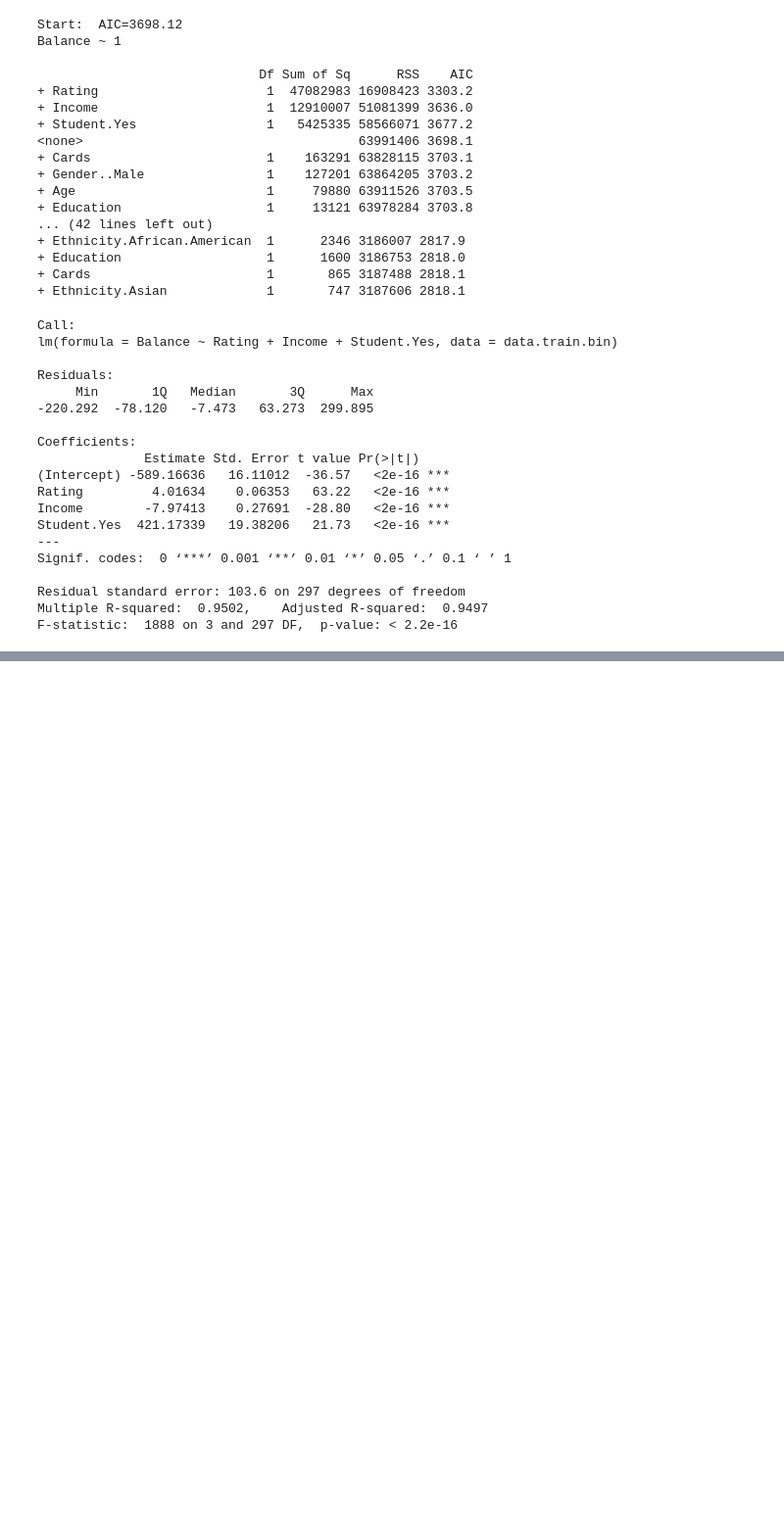
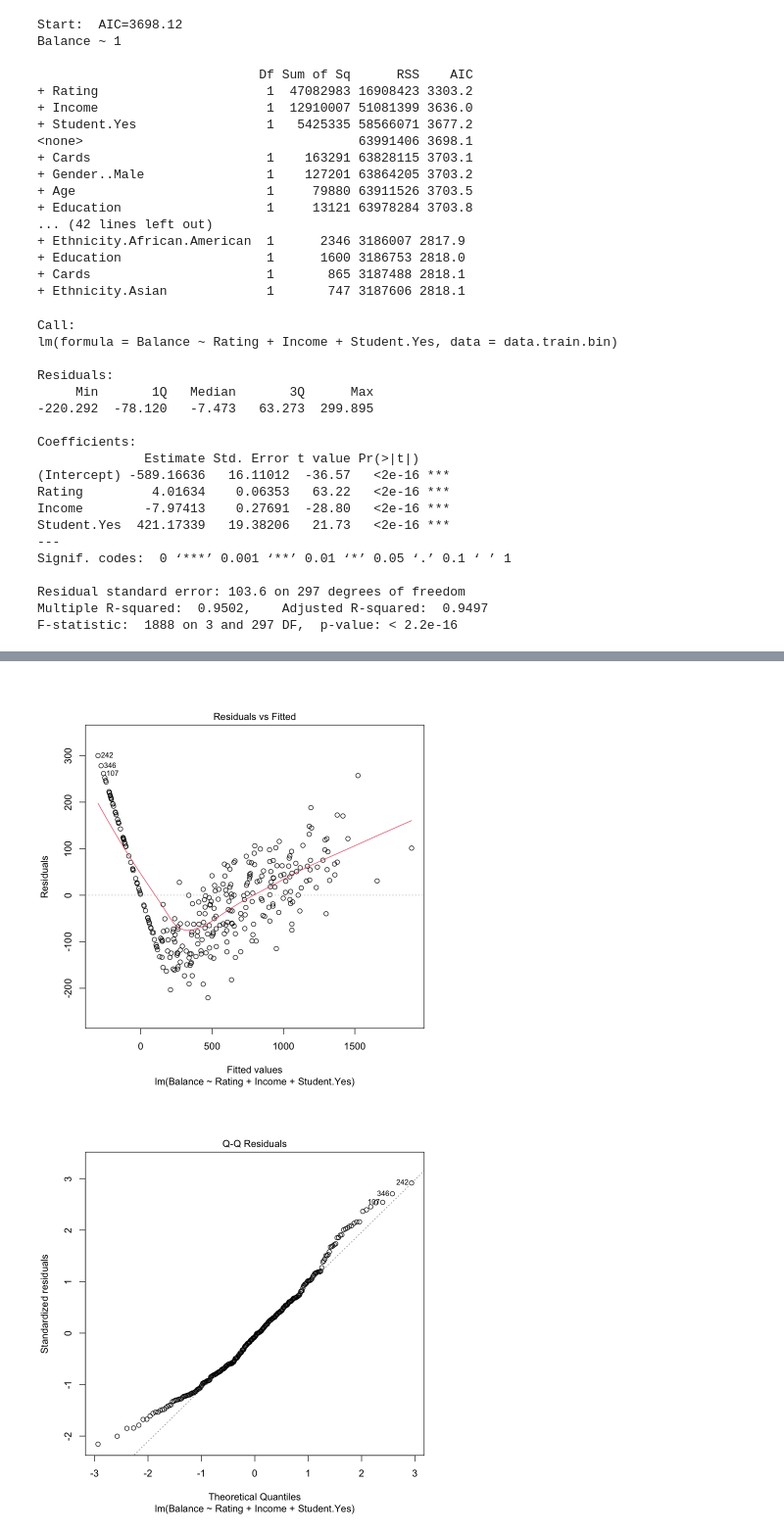
Before and after one commit to shafinmalik/actuarial, a Jupyter notebook: set06.ipynb, the cells around one changed output, grey strips where cells are left out. Shown at 98% size. Saved outputs shown, nothing was run; the diff lists cells and outputs as text; code cells hidden in the pictures; blank space fills up the shorter version.

```diff
--- a/set06.ipynb
+++ b/set06.ipynb
@@ -552,0 +560,15 @@ RMSE(data.test$Balance, predict(model.forward.BIC, newdata = data.test.bin))
+# %%
+# model diagnostics
+par(bg = "#ffffff")
+plot(model.forward.BIC)
+
+# Residuals vs. Fitted Plot:
+# - although it seems to be homoscedastic, there seems to be a clear U shape
+# - may be mitigated using polynomials and/or interaction terms
+
+# QQ plot:
+# - normality assumption is maintained in the middle but not on either tail end
+# - indicaates a response distribution with a fatter tail than normal distr
+# %% [output]
+[figure, added]
+[figure, added]
```
Also changed, not shown: parts of 9 cells of this notebook.
